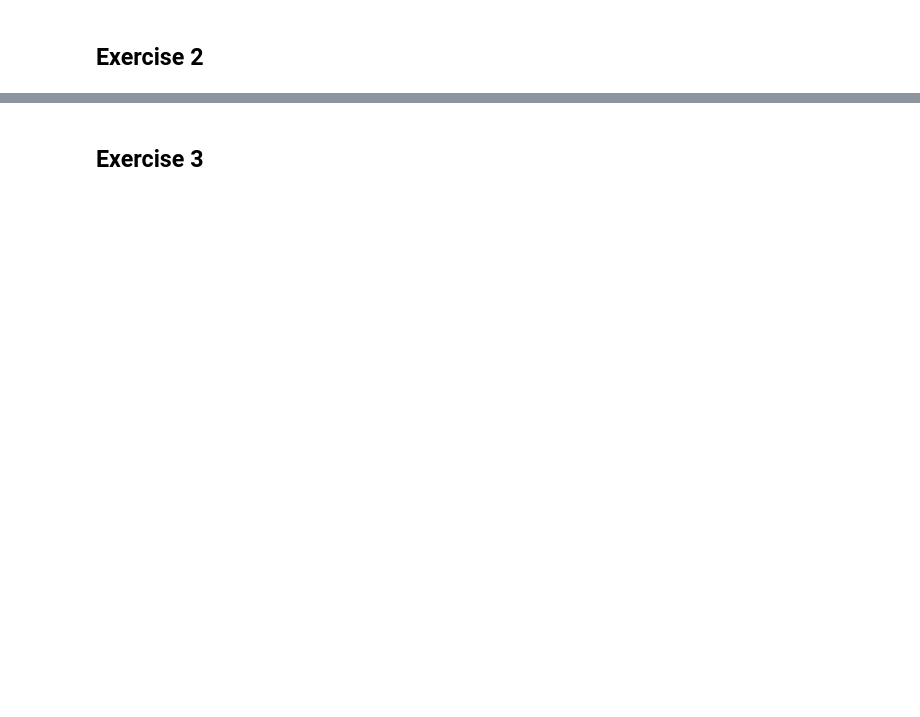
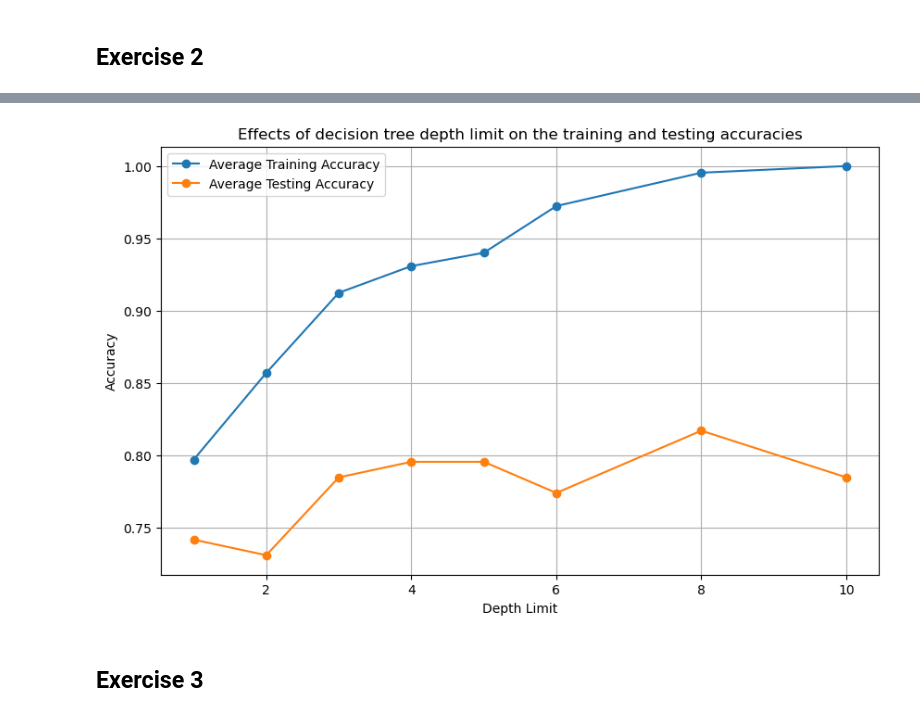
Before and after one commit to GSAprod/IST-Apre-homeworks, a Jupyter notebook: tpc-1/H1.ipynb, the cells around one changed output, grey strips where cells are left out. Saved outputs shown, nothing was run; the diff lists cells and outputs as text; code cells hidden in the pictures; blank space fills up the shorter version.

```diff
--- a/tpc-1/H1.ipynb
+++ b/tpc-1/H1.ipynb
@@ -171,3 +138,16 @@ plt.show()
+# %%
+# Create a plot to show for average training and testing accuracies
+plt.figure(figsize=(10, 6))
+plt.plot(depth_limits, avg_train_accuracies, label='Average Training Accuracy', marker='o')
+plt.plot(depth_limits, avg_test_accuracies, label='Average Testing Accuracy', marker='o')
+plt.title('Effects of decision tree depth limit on the training and testing accuracies')
+plt.xlabel('Depth Limit')
+plt.ylabel('Accuracy')
+plt.legend()
+plt.grid(True)
+plt.show()
+# %% [output]
+[figure, added]
 # %% [markdown]
 ## Exercise 3
 # %% [markdown]
```
Also changed, not shown: parts of 9 cells of this notebook.
